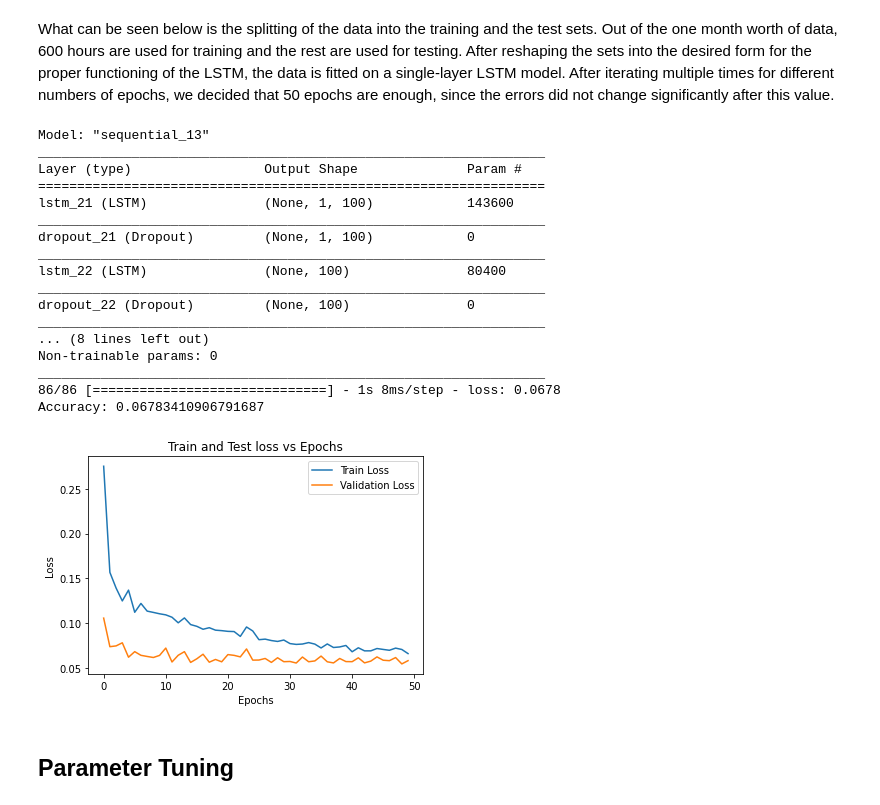
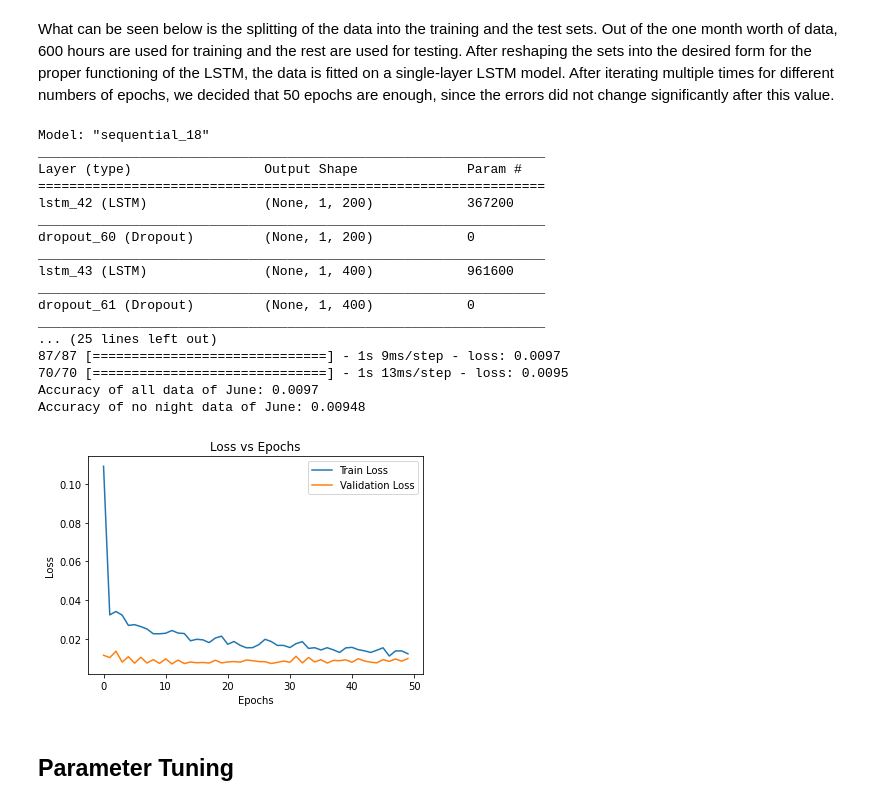
Before and after one commit to junzis/atdelay, a Jupyter notebook: LSTM_model.ipynb, the cells around one changed output. Saved outputs shown, nothing was run; the diff lists cells and outputs as text; code cells hidden in the pictures.

```diff
--- a/LSTM_model.ipynb
+++ b/LSTM_model.ipynb
@@ -54,7 +54,6 @@ def series_to_supervised(data, n_in=1, n_out=1, dropnan=True):
 
 # Generate single airport data and move target labels to the last 2 columns
 dataset = generateNNdata("EGLL", timeslotLength=15, catagoricalFlightDuration=False, start=datetime(2018, 3, 1), end=datetime(2018, 3, 31), forceRegenerateData=True)
-
 dataset = dataset.set_index("timeslot")
 dataset.drop(columns=['departuresArrivalDelay','arrivalsDepartureDelay'])
 label1 = dataset.pop('departuresDepartureDelay')
@@ -75,22 +74,26 @@ test_dataset.insert(len(test_dataset.columns), 'arrivalsArrivalDelay', label2)
 values = dataset.values
 test_values = test_dataset.values
 
+
 # Ensure all data is float
 values = values.astype('float32')
 test_values = test_values.astype('float32')
+
 
 # Normalize features
 scaler = MinMaxScaler(feature_range=(0, 1))
 scaled = scaler.fit_transform(values)
 test_scaled = scaler.fit_transform(test_values)
 # display(scaled)
-dataset.to_csv("test2.csv")
+
+
 # Frame as supervised learning
 number_of_past_steps = 12
 number_of_future_steps = 12
 number_of_outputs = 2
 reframed = series_to_supervised(scaled, n_in=number_of_past_steps, n_out=number_of_future_steps)
 test_reframed = series_to_supervised(test_scaled, n_in=number_of_past_steps, n_out=number_of_future_steps)
+
 
 # Create a list of column names to drop
 column_drop_lst = []
@@ -111,13 +114,14 @@ test_reframed.drop(columns=test_reframed[column_drop_lst], inplace=True)
 display(reframed)
 # display(test_reframed)
 
-print(len(dataset.columns))
 
 
-# TODO remove rows that contain variables in the time interval of night
+# Remove rows that contain variables of night
 for timestep in range(1, number_of_past_steps):
     reframed = reframed.query(f'`var1(t-{timestep})` != 0 | `var2(t-{timestep})` != 0')
 
+for timestep in range(1, number_of_past_steps):
+    no_night_reframed = test_reframed.query(f'`var1(t-{timestep})` != 0 | `var2(t-{timestep})` != 0')
 
 display(reframed)
 # %% [output]
@@ -205,6 +206,7 @@ What can be seen below is the splitting of the data into the training and the te
 # %%
 values = reframed.values
 test_values = test_reframed.values
+no_night_values = no_night_reframed.values
 val_ratio = 0.3
 train_index = int(val_ratio * len(reframed))
 
@@ -213,67 +215,80 @@ train_index = int(val_ratio * len(reframed))
 train = values[:(train_index), :]
 val = values[train_index:, :]
 test = test_values
+no_night = no_night_values
 
 # Split into input and outputs
 train_X, train_y = train[:, :-2], train[:, -2:]
 val_X, val_y = val[:, :-2], val[:, -2:]
 test_X, test_y = test[:, :-2], test[:, -2:]
+no_night_X, no_night_y = no_night[:, :-2], no_night[:, -2:]
 
 
 # Reshape input to be 3D [samples, timesteps, features]
 train_X = train_X.reshape((train_X.shape[0], -1, train_X.shape[1]))
 val_X = val_X.reshape((val_X.shape[0], -1, val_X.shape[1]))
 test_X = test_X.reshape((test_X.shape[0], -1, test_X.shape[1]))
-
+no_night_X = no_night_X.reshape((no_night_X.shape[0], -1, no_night_X.shape[1]))
 
 # Design LSTM
 model = Sequential()
-model.add(LSTM(100, input_shape=(train_X.shape[1], train_X.shape[2]), return_sequences=True,))
-model.add(Dropout(0.2))
-model.add(LSTM(100))
-model.add(Dropout(0.2))
+model.add(LSTM(200, input_shape=(train_X.shape[1], train_X.shape[2]), return_sequences=True))
+model.add(Dropout(0.25))
+model.add(LSTM(400, return_sequences=True))
+model.add(Dropout(0.25))
+model.add(Dense(50))
+model.add(LSTM(800, return_sequences=True))
+model.add(Dense(50))
+model.add(LSTM(300))
+model.add(Dropout(0.25))
+model.add(Dense(25))
+model.add(Dropout(0.25))
 model.add(Dense(10))
-model.add(Dropout(0.2))
+model.add(Dropout(0.25))
 model.add(Dense(2))
-model.compile(loss='mae', optimizer='adam')
+model.compile(loss='mse', optimizer='adam')
 model.summary()
 
-# TODO Plot model model.plot_model
 
 # Fit data
-history = model.fit(train_X, train_y, epochs=50, batch_size=72, validation_data = (val_X, val_y), verbose=0, shuffle=False)
+history = model.fit(train_X, train_y, epochs=50, batch_size=72, validation_data = (test_X, test_y), verbose=0, shuffle=False)
+print(history.history.keys())
 
-# TODO model.evaluate with new data
-accuracy = model.evaluate(test_X, test_y)
-print("Accuracy:", accuracy)
+
+# Accuracies of seperate month of data
+all_times_accuracy = model.evaluate(test_X, test_y)
+no_night_accuracy = model.evaluate(no_night_X, no_night_y)
+print("Accuracy of all data of June:", round(all_times_accuracy,5))
+print("Accuracy of no night data of June:", round(no_night_accuracy, 5))
+
 
 # Plot loss
-plt.title("Train and Test loss vs Epochs")
+plt.title("Loss vs Epochs")
 plt.xlabel("Epochs")
 plt.ylabel("Loss")
 pyplot.plot(history.history['loss'], label='Train Loss')
 pyplot.plot(history.history['val_loss'], label='Validation Loss')
 pyplot.legend()
 pyplot.show()
 # %% [output]
-Model: "sequential_13"
+Model: "sequential_18"
 _________________________________________________________________
 Layer (type)                 Output Shape              Param #
 =================================================================
-lstm_21 (LSTM)               (None, 1, 100)            143600
+lstm_42 (LSTM)               (None, 1, 200)            367200
 _________________________________________________________________
-dropout_21 (Dropout)         (None, 1, 100)            0
+dropout_60 (Dropout)         (None, 1, 200)            0
 _________________________________________________________________
-lstm_22 (LSTM)               (None, 100)               80400
+lstm_43 (LSTM)               (None, 1, 400)            961600
 _________________________________________________________________
-dropout_22 (Dropout)         (None, 100)               0
+dropout_61 (Dropout)         (None, 1, 400)            0
 _________________________________________________________________
-... (8 lines left out)
-Non-trainable params: 0
-_________________________________________________________________
-86/86 [==============================] - 1s 8ms/step - loss: 0.0678
-Accuracy: 0.06783410906791687
+... (25 lines left out)
+87/87 [==============================] - 1s 9ms/step - loss: 0.0097
+70/70 [==============================] - 1s 13ms/step - loss: 0.0095
+Accuracy of all data of June: 0.0097
+Accuracy of no night data of June: 0.00948
-[figure, old version]
+[figure, new version]
 # %% [markdown]
 ## Parameter Tuning
 # %% [markdown]
```
Also changed, not shown: parts of 2 cells of this notebook.
